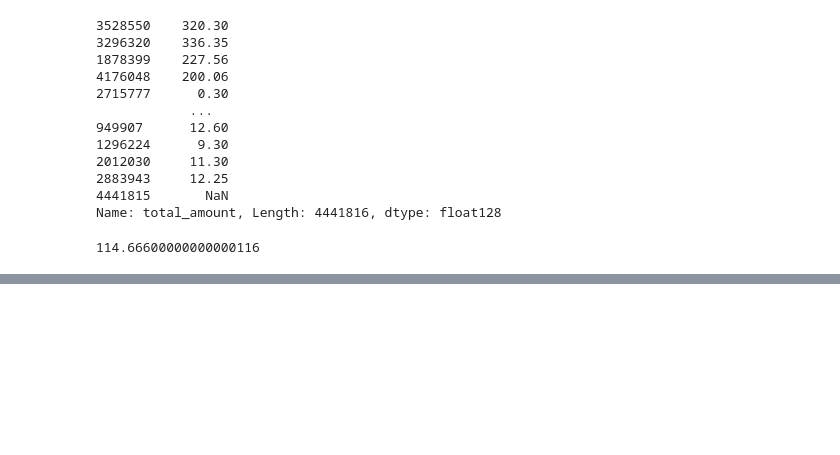
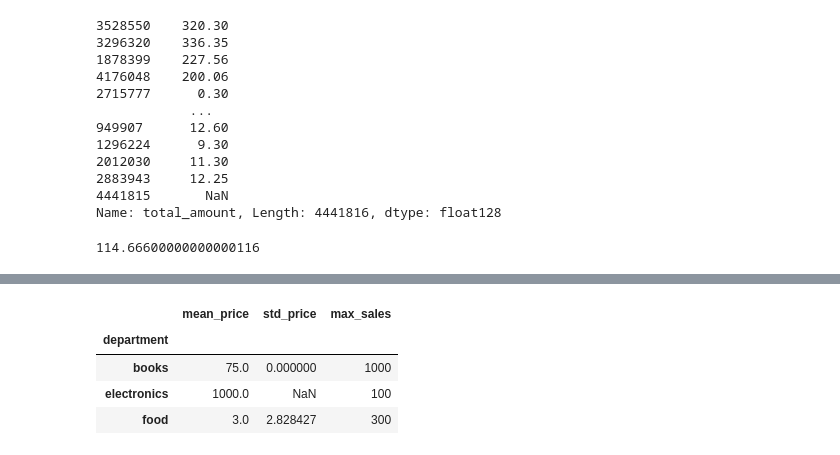
Before and after one commit to mohamed-ssafini/Pandas, a Jupyter notebook: Longest_taxi_rides.ipynb, the cells around one changed output, grey strips where cells are left out. Cells and saved outputs as stored; diff of their text form; code cells hidden in the pictures; blank space fills up the shorter version.

```diff
--- a/Longest_taxi_rides.ipynb
+++ b/Longest_taxi_rides.ipynb
@@ -202,0 +291,10 @@ df.sort_values(['passenger_count', 'trip_distance'],
+# %%
+df.groupby('department').agg(mean_price=('retail_price', 'mean'),
+                         std_price=('retail_price', 'std'),
+                         max_sales=('sales', 'max'))
+# %% [output]
+|  | mean_price | std_price | max_sales |
+| department |  |  |  |
+| books | 75.0 | 0.000000 | 1000 |
+| electronics | 1000.0 | NaN | 100 |
+| food | 3.0 | 2.828427 | 300 |
```
Also changed, not shown: parts of 9 cells of this notebook.
